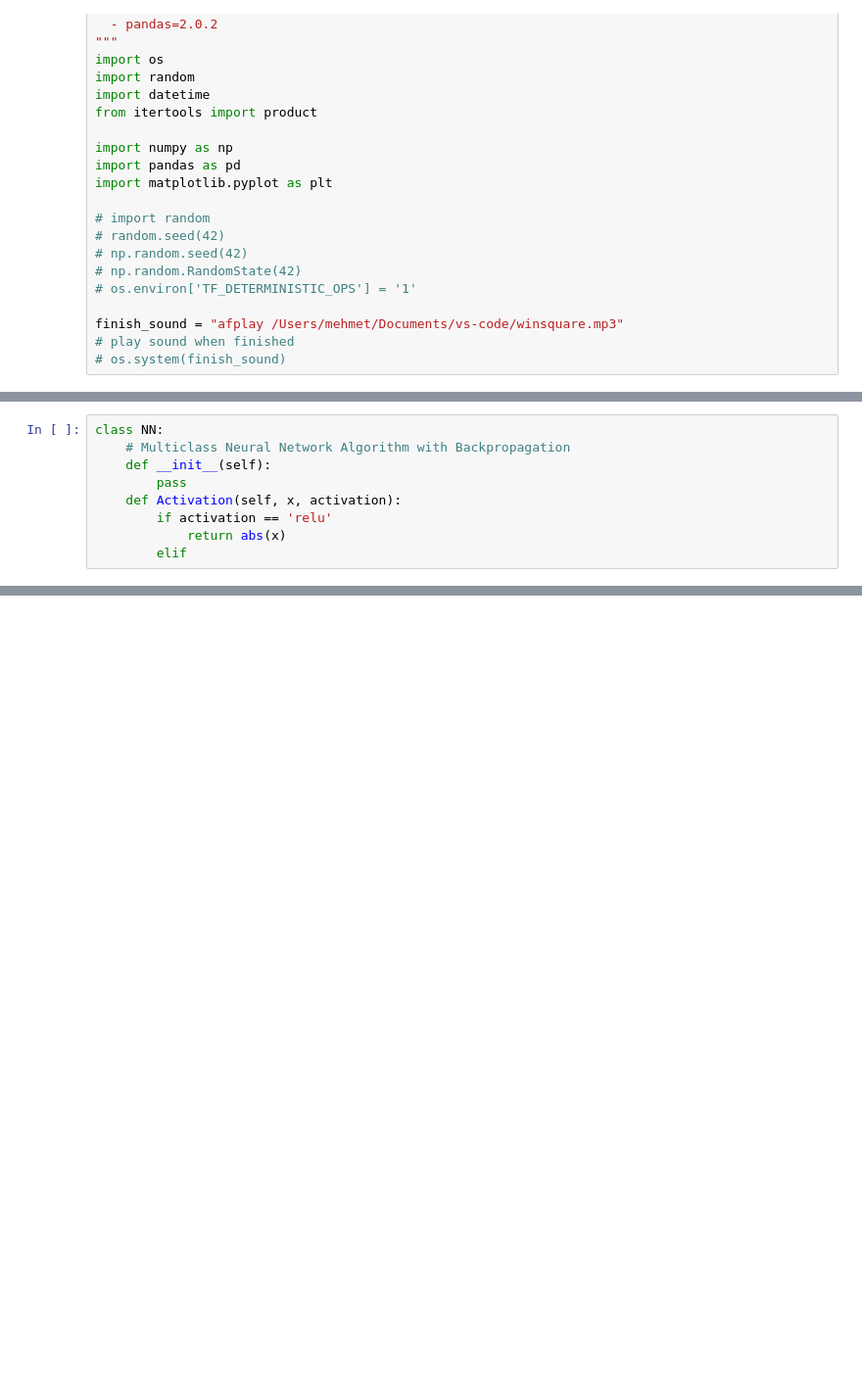
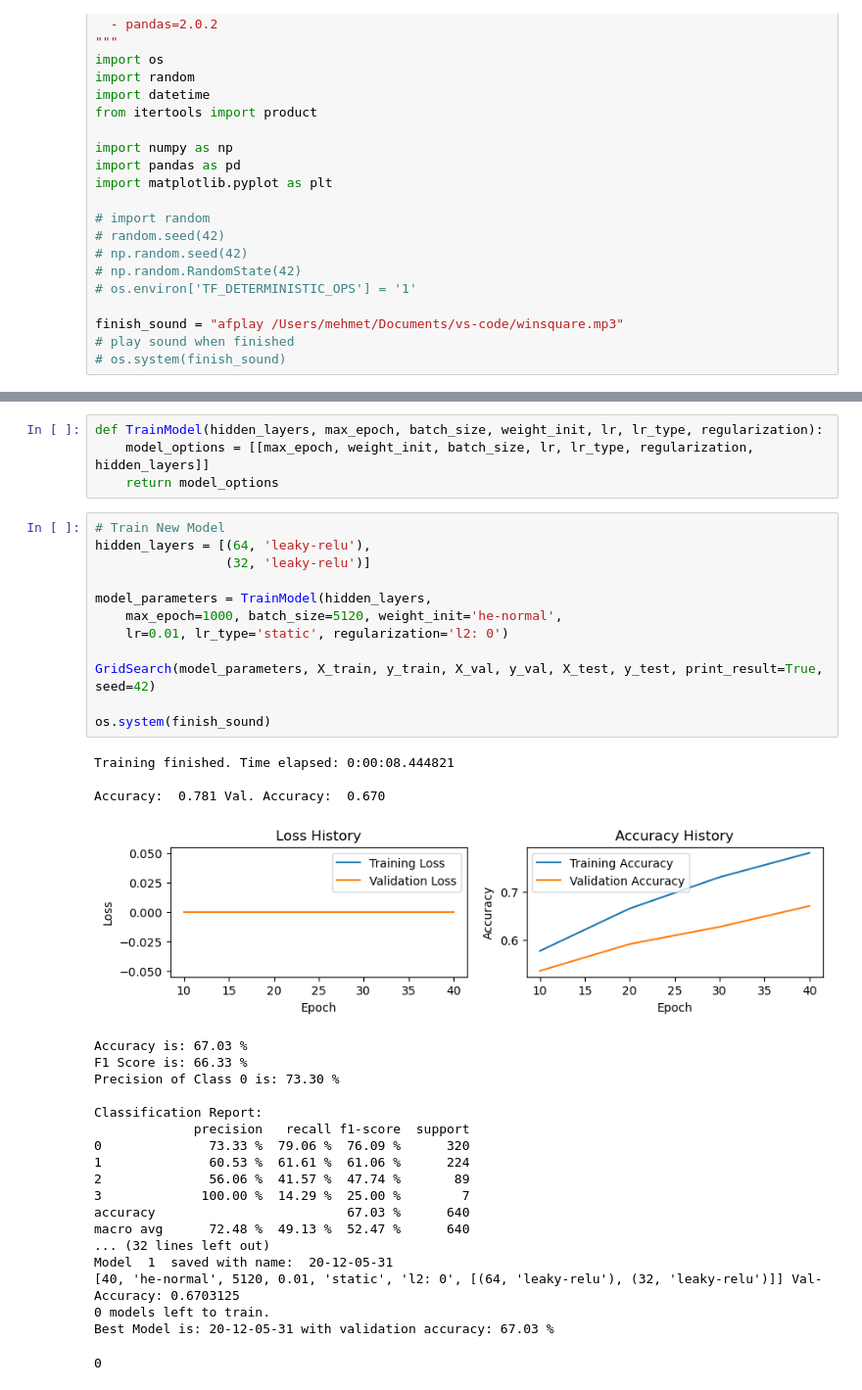
Before and after one commit to mehmetbayik/Alzheimer-MRI-Prediction-from-Scratch, a Jupyter notebook: nn.ipynb, the cells around one changed output, grey strips where cells are left out. Shown: that part at 98% size. Drawn from its saved outputs; the diff is of its cells as text; blank space fills up the shorter version.

```diff
--- a/nn.ipynb
+++ b/nn.ipynb
@@ -51,12 +57,3 @@ print(X_train.shape, y_train.shape,'\n', X_val.shape, y_val.shape,'\n', X_test.s
 (5120, 10859) (5120, 4)
  (640, 10859) (640, 4)
  (640, 10859) (640, 4)
-# %%
-class NN:
-    # Multiclass Neural Network Algorithm with Backpropagation
-    def __init__(self):
-        pass
-    def Activation(self, x, activation):
-        if activation == 'relu'
-            return abs(x)
-        elif
@@ -62,0 +507,39 @@ class NN:
+# %%
+def TrainModel(hidden_layers, max_epoch, batch_size, weight_init, lr, lr_type, regularization):
+    model_options = [[max_epoch, weight_init, batch_size, lr, lr_type, regularization, hidden_layers]]
+    return model_options
+# %%
+# Train New Model
+hidden_layers = [(64, 'leaky-relu'),
+                 (32, 'leaky-relu')]
+
+model_parameters = TrainModel(hidden_layers,
+    max_epoch=1000, batch_size=5120, weight_init='he-normal',
+    lr=0.01, lr_type='static', regularization='l2: 0')
+
+GridSearch(model_parameters, X_train, y_train, X_val, y_val, X_test, y_test, print_result=True, seed=42)
+
+os.system(finish_sound)
+# %% [output]
+Training finished. Time elapsed: 0:00:08.444821
+
+Accuracy:  0.781 Val. Accuracy:  0.670
+[figure, added]
+Accuracy is: 67.03 %
+F1 Score is: 66.33 %
+Precision of Class 0 is: 73.30 %
+
+Classification Report:
+             precision   recall f1-score  support
+0              73.33 %  79.06 %  76.09 %      320
+1              60.53 %  61.61 %  61.06 %      224
+2              56.06 %  41.57 %  47.74 %       89
+3             100.00 %  14.29 %  25.00 %        7
+accuracy                         67.03 %      640
+macro avg      72.48 %  49.13 %  52.47 %      640
+... (32 lines left out)
+Model  1  saved with name:  20-12-05-31
+[40, 'he-normal', 5120, 0.01, 'static', 'l2: 0', [(64, 'leaky-relu'), (32, 'leaky-relu')]] Val-Accuracy: 0.6703125
+0 models left to train.
+Best Model is: 20-12-05-31 with validation accuracy: 67.03 %
+0
```
Also changed, not shown: parts of 6 cells of this notebook, 1 other file.
